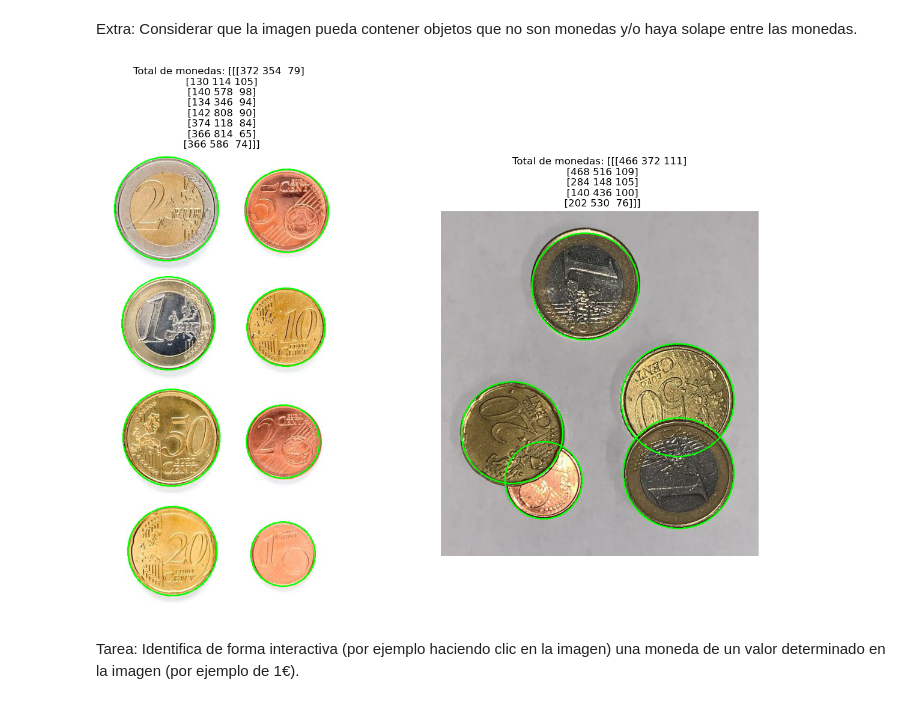
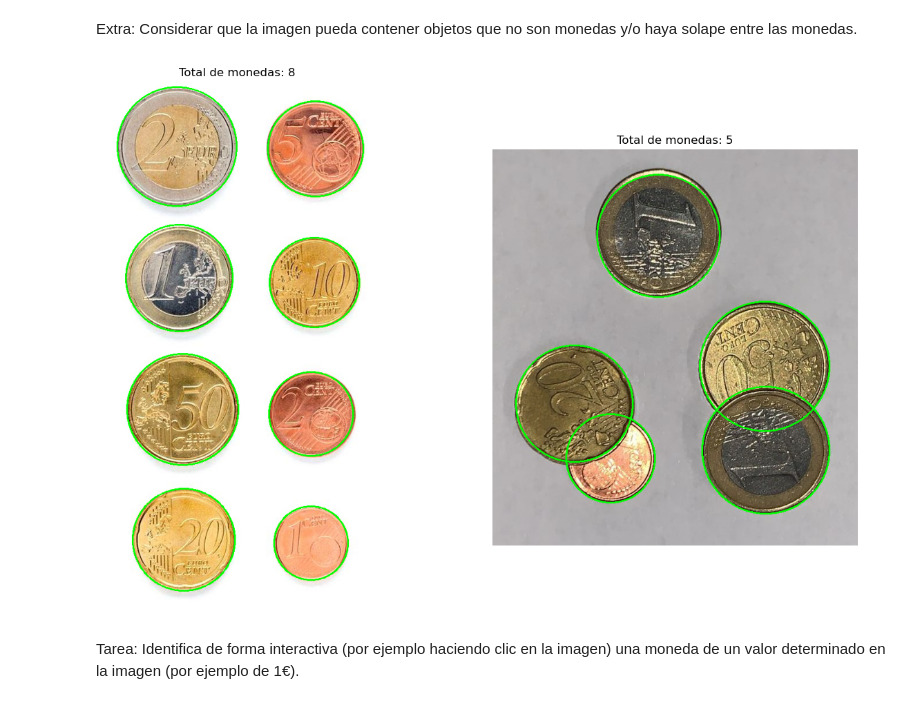
Before and after one commit to AdriTN/Pr-cticas-VC, a Jupyter notebook: P3/VC_P3.ipynb, the cells around one changed output. Saved outputs shown, nothing was run; the diff lists cells and outputs as text; code cells hidden in the pictures.

```diff
--- a/P3/VC_P3.ipynb
+++ b/P3/VC_P3.ipynb
@@ -180,35 +180,35 @@ def detectar_monedas_mejorado(ruta, dp=1, min_dist=100, param1=200, param2=35, m
         circulos = np.uint16(np.around(circulos))
 
         total_monedas = 0
 
         # Dibujar los círculos detectados en la imagen original
         for circulo in circulos[0, :]:
             total_monedas += 1
             center = (circulo[0], circulo[1])  # Coordenadas del centro del círculo
             radius = circulo[2]  # Radio del círculo
             cv2.circle(imagen, center, radius, (0, 255, 0), 2)  # Dibujar el círculo en verde
 
-        return imagen, circulos
+        return imagen, total_monedas
 
     except Exception as e:
         print(f"Error al procesar la imagen: {e}")
         return None, 0
 
 # Probar la función con una imagen
 img1, titulo1 = detectar_monedas_mejorado("./assets/Monedas.jpg")
 img2, titulo2 = detectar_monedas_mejorado("./assets/Monedas2.jpeg")
 
 # Listas de imágenes y títulos
 imgs = [img1, img2]
 titulos = [titulo1, titulo2]
 
 # Mostrar la imagen original y la imagen con los contornos de las monedas
 mostrar_imagenes(
     imgs,
     [f'Total de monedas: {titulo}' for titulo in titulos]
 )
 # %% [output]
-[figure, old version]
+[figure, new version]
 # %% [markdown]
 Tarea: Identifica de forma interactiva (por ejemplo haciendo clic en la imagen) una moneda de un valor determinado en la imagen (por ejemplo de 1€).
 # %% [markdown]
```
Also changed, not shown: parts of 1 cell of this notebook.
